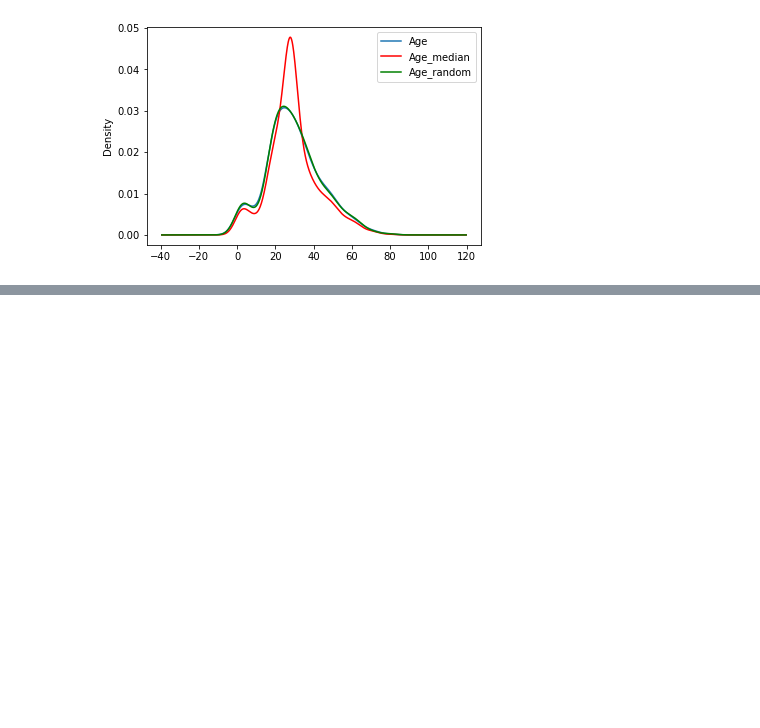
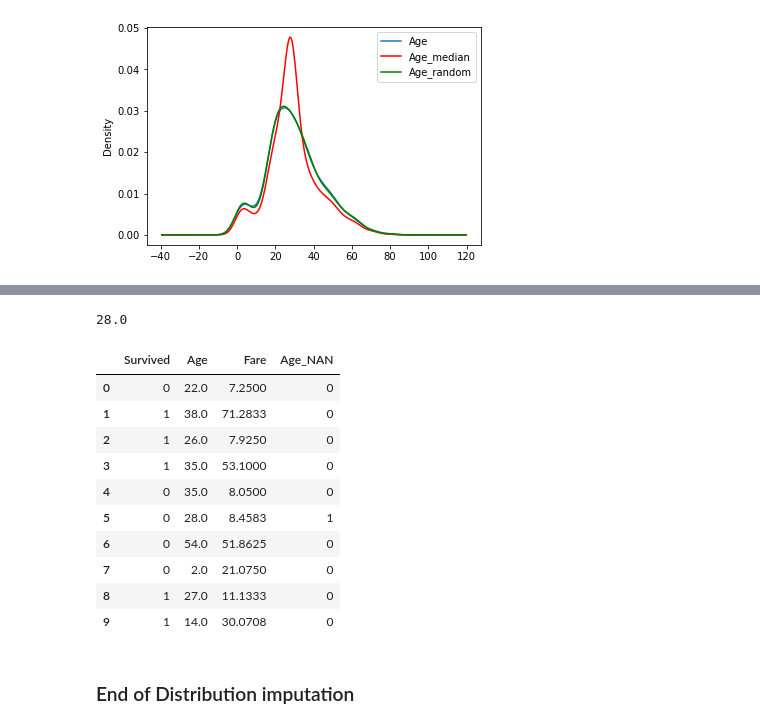
Before and after one commit to AugustineJosephMN/Feature-Engineering, a Jupyter notebook: Handling-Missing-Values.ipynb, the cells around one changed output, grey strips where cells are left out. Drawn from its saved outputs; the diff is of its cells as text; code cells hidden in the pictures; blank space fills up the shorter version.

Commit message:
added capturing nan with a new feature and end of distribution imputation

```diff
--- a/Handling-Missing-Values.ipynb
+++ b/Handling-Missing-Values.ipynb
@@ -226,0 +229,3 @@ ax.legend(lines, labels, loc='best')
+# %%
+df=pd.read_csv('titanic.csv', usecols=['Age','Fare','Survived'])
+df.head()
@@ -226,0 +239,2 @@ ax.legend(lines, labels, loc='best')
+# %%
+df['Age_NAN']=np.where(df['Age'].isnull(),1,0)
@@ -226,0 +250,22 @@ ax.legend(lines, labels, loc='best')
+# %%
+df.Age.median()
+# %% [output]
+28.0
+# %%
+df.Age.fillna(df.Age.median(),inplace=True)
+# %%
+df.head(10)
+# %% [output]
+|  | Survived | Age | Fare | Age_NAN |
+| 0 | 0 | 22.0 | 7.2500 | 0 |
+| 1 | 1 | 38.0 | 71.2833 | 0 |
+| 2 | 1 | 26.0 | 7.9250 | 0 |
+| 3 | 1 | 35.0 | 53.1000 | 0 |
+| 4 | 0 | 35.0 | 8.0500 | 0 |
+| 5 | 0 | 28.0 | 8.4583 | 1 |
+| 6 | 0 | 54.0 | 51.8625 | 0 |
+| 7 | 0 | 2.0 | 21.0750 | 0 |
+| 8 | 1 | 27.0 | 11.1333 | 0 |
+| 9 | 1 | 14.0 | 30.0708 | 0 |
+# %% [markdown]
+### End of Distribution imputation
```
Also changed, not shown: parts of 10 cells of this notebook.
